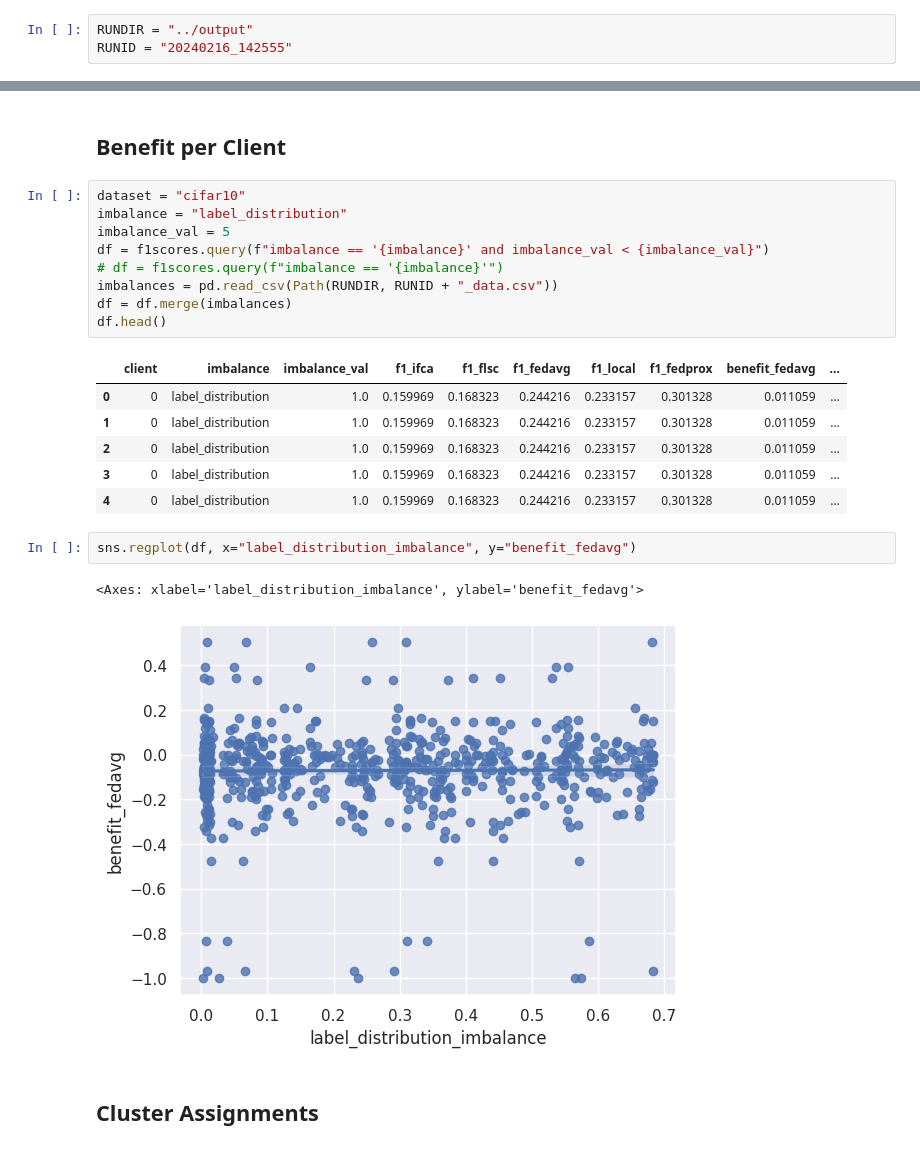
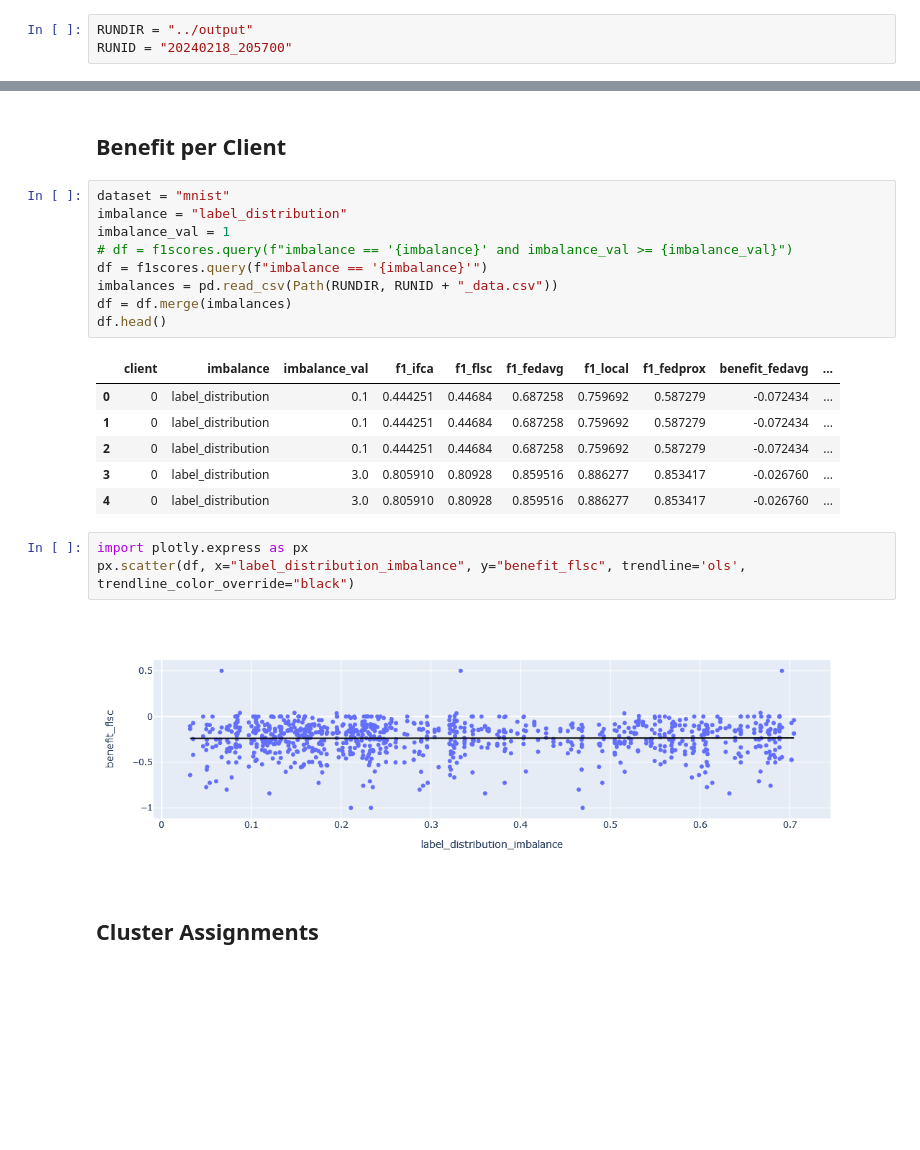
Before and after one commit to lmeinhold/client-benefit-contribution-cfl, a Jupyter notebook: notebooks/Client Benefit.ipynb, the cells around one changed output, grey strips where cells are left out. Drawn from its saved outputs; the diff is of its cells as text; blank space fills up the shorter version.

```diff
--- a/notebooks/Client Benefit.ipynb
+++ b/notebooks/Client Benefit.ipynb
@@ -10,7 +10,7 @@ import matplotlib.pyplot as plt
 sns.set_theme()
 # %%
 RUNDIR = "../output"
-RUNID = "20240216_142555"
+RUNID = "20240218_205700"
 # %%
 config_files = list(Path(RUNDIR).glob(f"{RUNID}*.config.json"))
 print(f"Found {len(config_files)} config files")
@@ -241,26 +238,26 @@ sns.lineplot(avg_benefits, x="imbalance_val", y="client_benefit", hue="algorithm
 # %% [markdown]
 ## Benefit per Client
 # %%
-dataset = "cifar10"
+dataset = "mnist"
 imbalance = "label_distribution"
-imbalance_val = 5
-df = f1scores.query(f"imbalance == '{imbalance}' and imbalance_val < {imbalance_val}")
-# df = f1scores.query(f"imbalance == '{imbalance}'")
+imbalance_val = 1
+# df = f1scores.query(f"imbalance == '{imbalance}' and imbalance_val >= {imbalance_val}")
+df = f1scores.query(f"imbalance == '{imbalance}'")
 imbalances = pd.read_csv(Path(RUNDIR, RUNID + "_data.csv"))
 df = df.merge(imbalances)
 df.head()
 # %% [output]
 |  | client | imbalance | imbalance_val | f1_ifca | f1_flsc | f1_fedavg | f1_local | f1_fedprox | benefit_fedavg | ... |
-| 0 | 0 | label_distribution | 1.0 | 0.159969 | 0.168323 | 0.244216 | 0.233157 | 0.301328 | 0.011059 | ... |
-| 1 | 0 | label_distribution | 1.0 | 0.159969 | 0.168323 | 0.244216 | 0.233157 | 0.301328 | 0.011059 | ... |
-| 2 | 0 | label_distribution | 1.0 | 0.159969 | 0.168323 | 0.244216 | 0.233157 | 0.301328 | 0.011059 | ... |
-| 3 | 0 | label_distribution | 1.0 | 0.159969 | 0.168323 | 0.244216 | 0.233157 | 0.301328 | 0.011059 | ... |
-| 4 | 0 | label_distribution | 1.0 | 0.159969 | 0.168323 | 0.244216 | 0.233157 | 0.301328 | 0.011059 | ... |
+| 0 | 0 | label_distribution | 0.1 | 0.444251 | 0.44684 | 0.687258 | 0.759692 | 0.587279 | -0.072434 | ... |
+| 1 | 0 | label_distribution | 0.1 | 0.444251 | 0.44684 | 0.687258 | 0.759692 | 0.587279 | -0.072434 | ... |
+| 2 | 0 | label_distribution | 0.1 | 0.444251 | 0.44684 | 0.687258 | 0.759692 | 0.587279 | -0.072434 | ... |
+| 3 | 0 | label_distribution | 3.0 | 0.805910 | 0.80928 | 0.859516 | 0.886277 | 0.853417 | -0.026760 | ... |
+| 4 | 0 | label_distribution | 3.0 | 0.805910 | 0.80928 | 0.859516 | 0.886277 | 0.853417 | -0.026760 | ... |
 # %%
-sns.regplot(df, x="label_distribution_imbalance", y="benefit_fedavg")
+import plotly.express as px
+px.scatter(df, x="label_distribution_imbalance", y="benefit_flsc", trendline='ols', trendline_color_override="black")
 # %% [output]
-<Axes: xlabel='label_distribution_imbalance', ylabel='benefit_fedavg'>
-[figure, old version]
+[figure, new version]
 # %% [markdown]
 ## Cluster Assignments
 # %%
```
Also changed, not shown: parts of 21 cells of this notebook, 6 other files.
